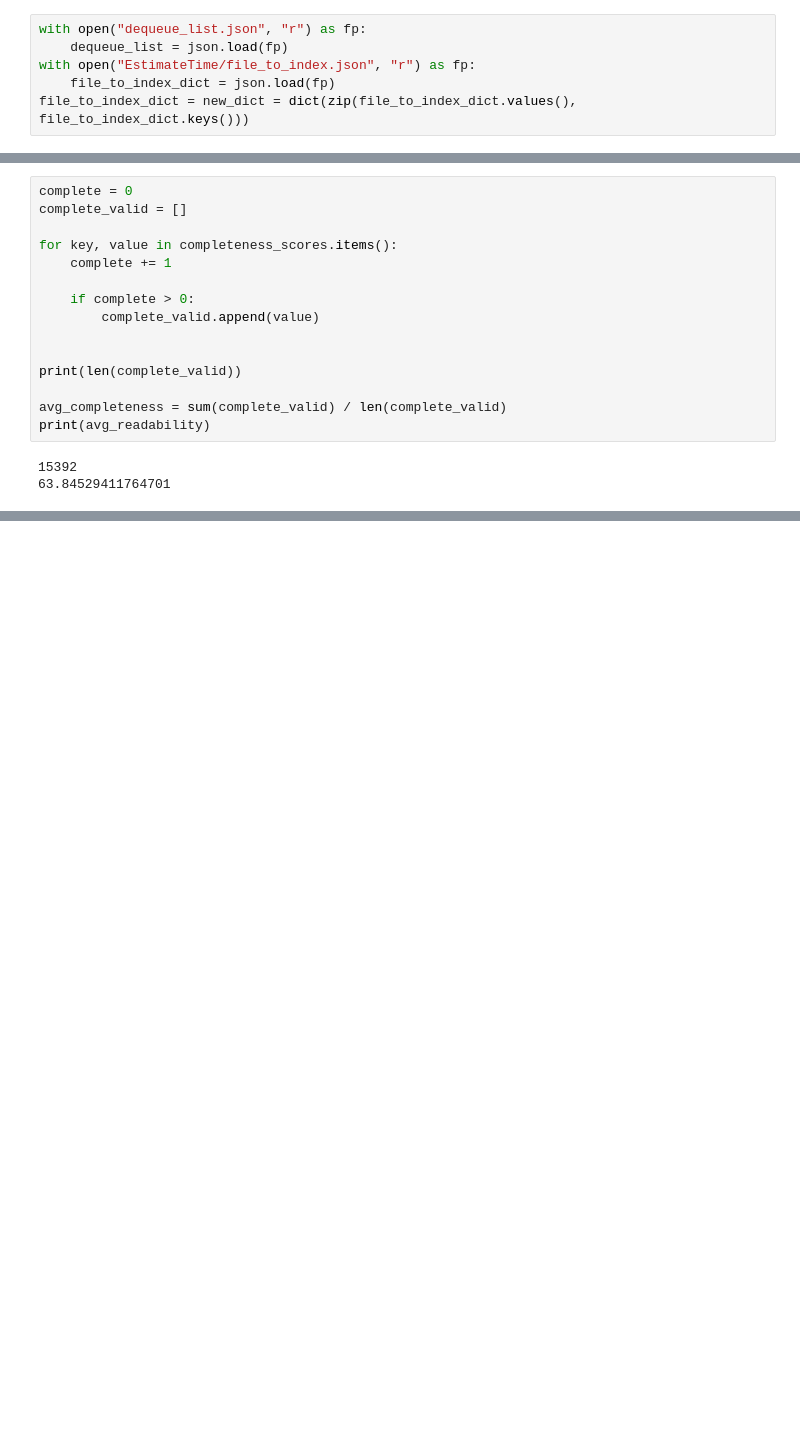
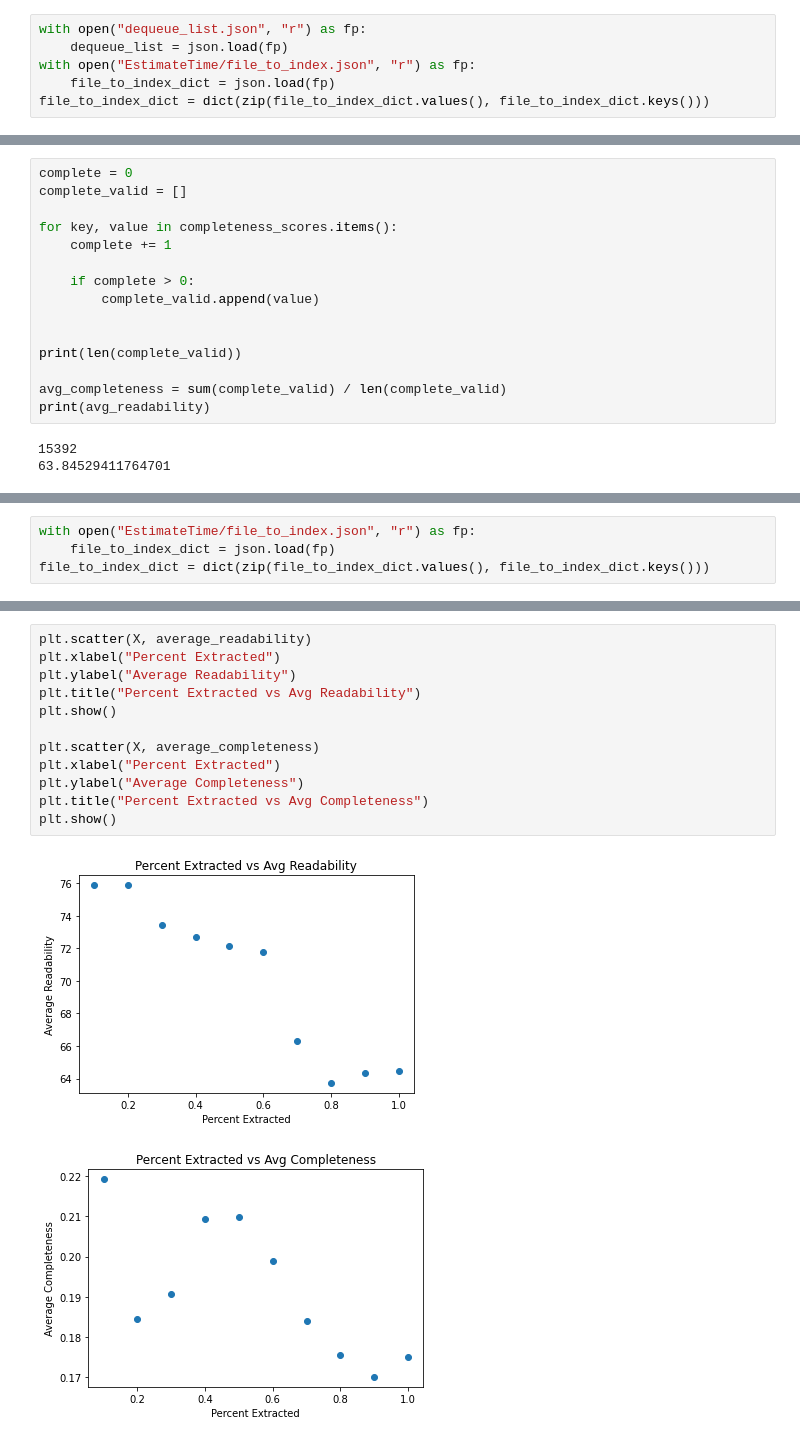
Before and after one commit to xtracthub/xtract-sampler, a Jupyter notebook: Scheduler/dequeue_analysis.ipynb, the cells around one changed output, grey strips where cells are left out. Saved outputs shown, nothing was run; the diff lists cells and outputs as text; blank space fills up the shorter version.

```diff
--- a/Scheduler/dequeue_analysis.ipynb
+++ b/Scheduler/dequeue_analysis.ipynb
@@ -6,5 +8,5 @@ with open("dequeue_list.json", "r") as fp:
 	dequeue_list = json.load(fp)
 with open("EstimateTime/file_to_index.json", "r") as fp:
 	file_to_index_dict = json.load(fp)
-file_to_index_dict = new_dict = dict(zip(file_to_index_dict.values(), file_to_index_dict.keys()))
+file_to_index_dict = dict(zip(file_to_index_dict.values(), file_to_index_dict.keys()))
 # %%
@@ -69,0 +76,4 @@ print(avg_readability)
+# %%
+with open("EstimateTime/file_to_index.json", "r") as fp:
+	file_to_index_dict = json.load(fp)
+file_to_index_dict = dict(zip(file_to_index_dict.values(), file_to_index_dict.keys()))
@@ -69,0 +171,15 @@ print(avg_readability)
+# %%
+plt.scatter(X, average_readability)
+plt.xlabel("Percent Extracted")
+plt.ylabel("Average Readability")
+plt.title("Percent Extracted vs Avg Readability")
+plt.show()
+
+plt.scatter(X, average_completeness)
+plt.xlabel("Percent Extracted")
+plt.ylabel("Average Completeness")
+plt.title("Percent Extracted vs Avg Completeness")
+plt.show()
+# %% [output]
+[figure, added]
+[figure, added]
```
Also changed, not shown: parts of 7 cells of this notebook, 6 other files.
